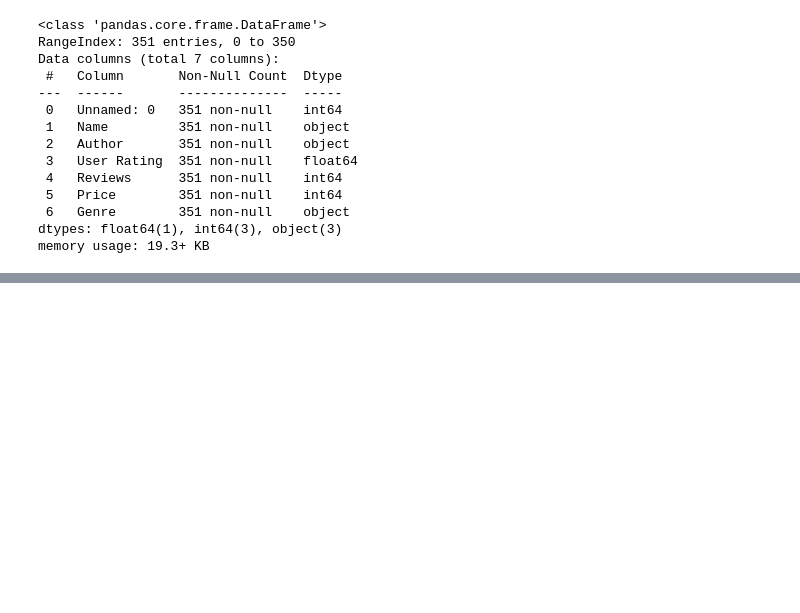
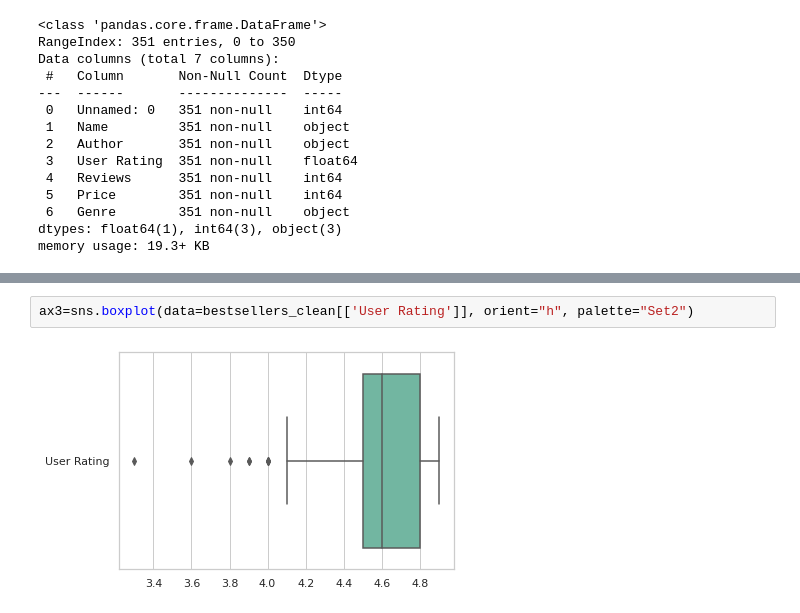
Before and after one commit to polisoma/tools, a Jupyter notebook: Amazon_bestsellers.ipynb, the cells around one changed output, grey strips where cells are left out. Drawn from its saved outputs; the diff is of its cells as text; blank space fills up the shorter version.

```diff
--- a/Amazon_bestsellers.ipynb
+++ b/Amazon_bestsellers.ipynb
@@ -270,0 +368,4 @@ memory usage: 19.3+ KB
+# %%
+ax3=sns.boxplot(data=bestsellers_clean[['User Rating']], orient="h", palette="Set2")
+# %% [output]
+[figure, added]
```
Also changed, not shown: parts of 15 cells of this notebook.
